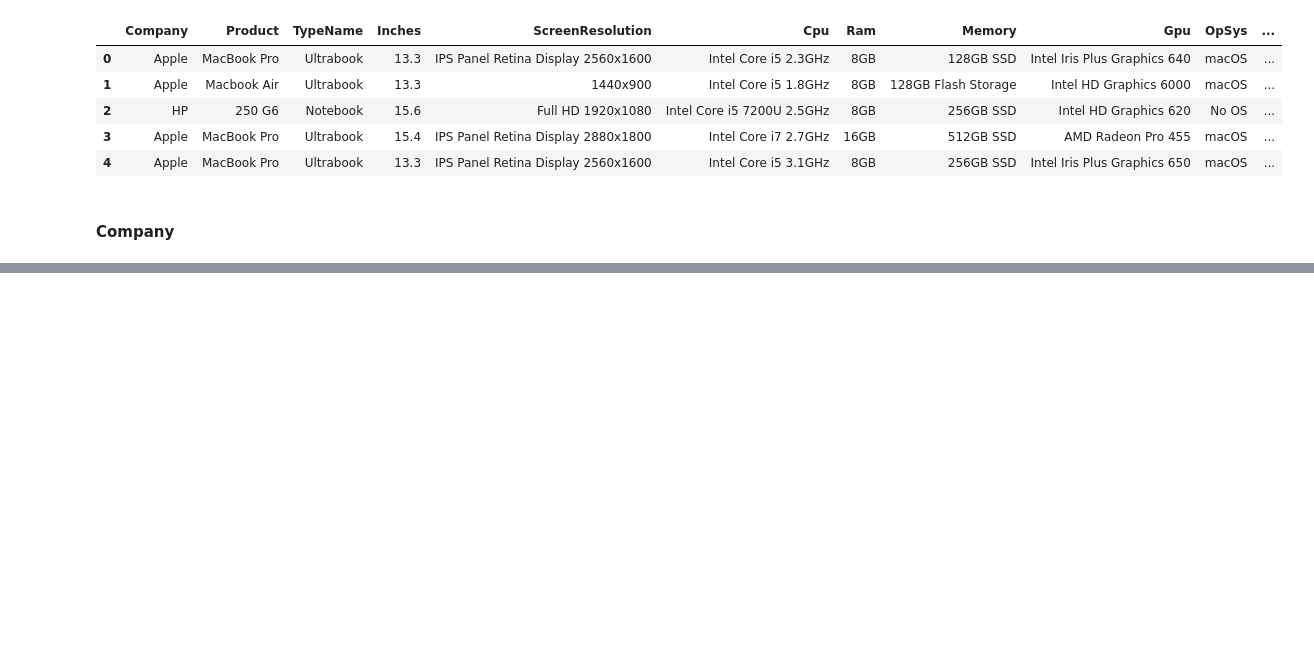
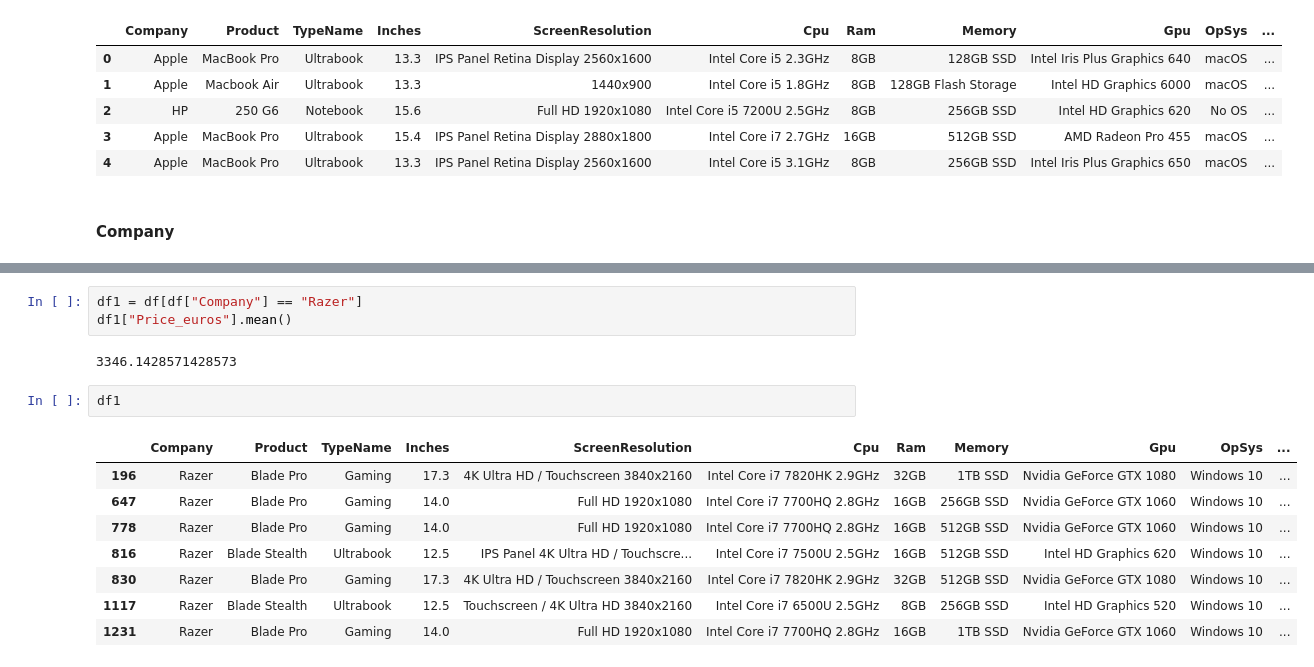
Before and after one commit to Lughaidh-w/Laptop-Price-Prediction, a Jupyter notebook: data_cleaning.ipynb, the cells around one changed output, grey strips where cells are left out. Saved outputs shown, nothing was run; the diff lists cells and outputs as text; blank space fills up the shorter version.

```diff
--- a/data_cleaning.ipynb
+++ b/data_cleaning.ipynb
@@ -140,0 +264,16 @@ df.head()
+# %%
+df1 = df[df["Company"] == "Razer"]
+df1["Price_euros"].mean()
+# %% [output]
+3346.1428571428573
+# %%
+df1
+# %% [output]
+|  | Company | Product | TypeName | Inches | ScreenResolution | Cpu | Ram | Memory | Gpu | OpSys | ... |
+| 196 | Razer | Blade Pro | Gaming | 17.3 | 4K Ultra HD / Touchscreen 3840x2160 | Intel Core i7 7820HK 2.9GHz | 32GB | 1TB SSD | Nvidia GeForce GTX 1080 | Windows 10 | ... |
+| 647 | Razer | Blade Pro | Gaming | 14.0 | Full HD 1920x1080 | Intel Core i7 7700HQ 2.8GHz | 16GB | 256GB SSD | Nvidia GeForce GTX 1060 | Windows 10 | ... |
+| 778 | Razer | Blade Pro | Gaming | 14.0 | Full HD 1920x1080 | Intel Core i7 7700HQ 2.8GHz | 16GB | 512GB SSD | Nvidia GeForce GTX 1060 | Windows 10 | ... |
+| 816 | Razer | Blade Stealth | Ultrabook | 12.5 | IPS Panel 4K Ultra HD / Touchscre... | Intel Core i7 7500U 2.5GHz | 16GB | 512GB SSD | Intel HD Graphics 620 | Windows 10 | ... |
+| 830 | Razer | Blade Pro | Gaming | 17.3 | 4K Ultra HD / Touchscreen 3840x2160 | Intel Core i7 7820HK 2.9GHz | 32GB | 512GB SSD | Nvidia GeForce GTX 1080 | Windows 10 | ... |
+| 1117 | Razer | Blade Stealth | Ultrabook | 12.5 | Touchscreen / 4K Ultra HD 3840x2160 | Intel Core i7 6500U 2.5GHz | 8GB | 256GB SSD | Intel HD Graphics 520 | Windows 10 | ... |
+| 1231 | Razer | Blade Pro | Gaming | 14.0 | Full HD 1920x1080 | Intel Core i7 7700HQ 2.8GHz | 16GB | 1TB SSD | Nvidia GeForce GTX 1060 | Windows 10 | ... |
```
Also changed, not shown: parts of 11 cells of this notebook, 1 other file.
